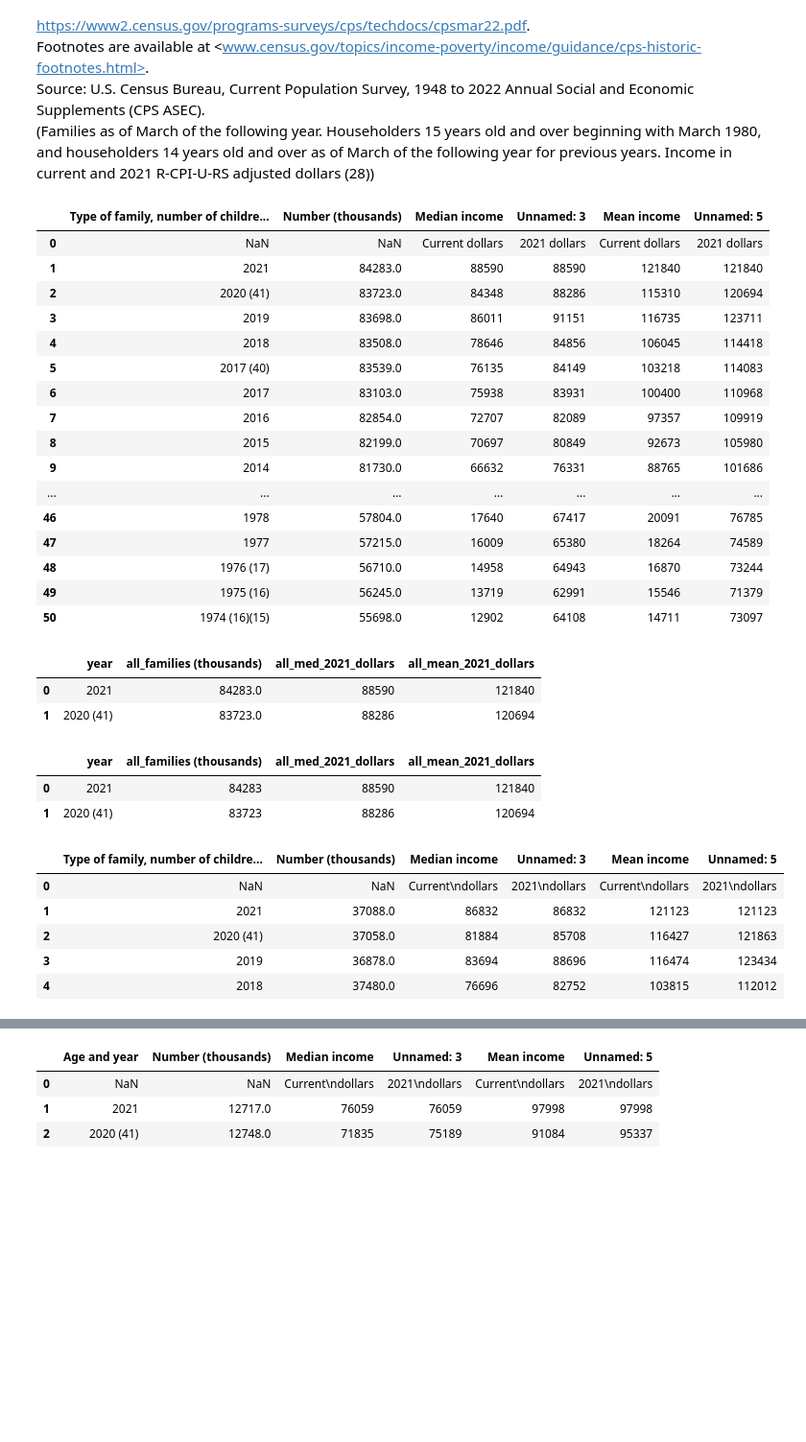
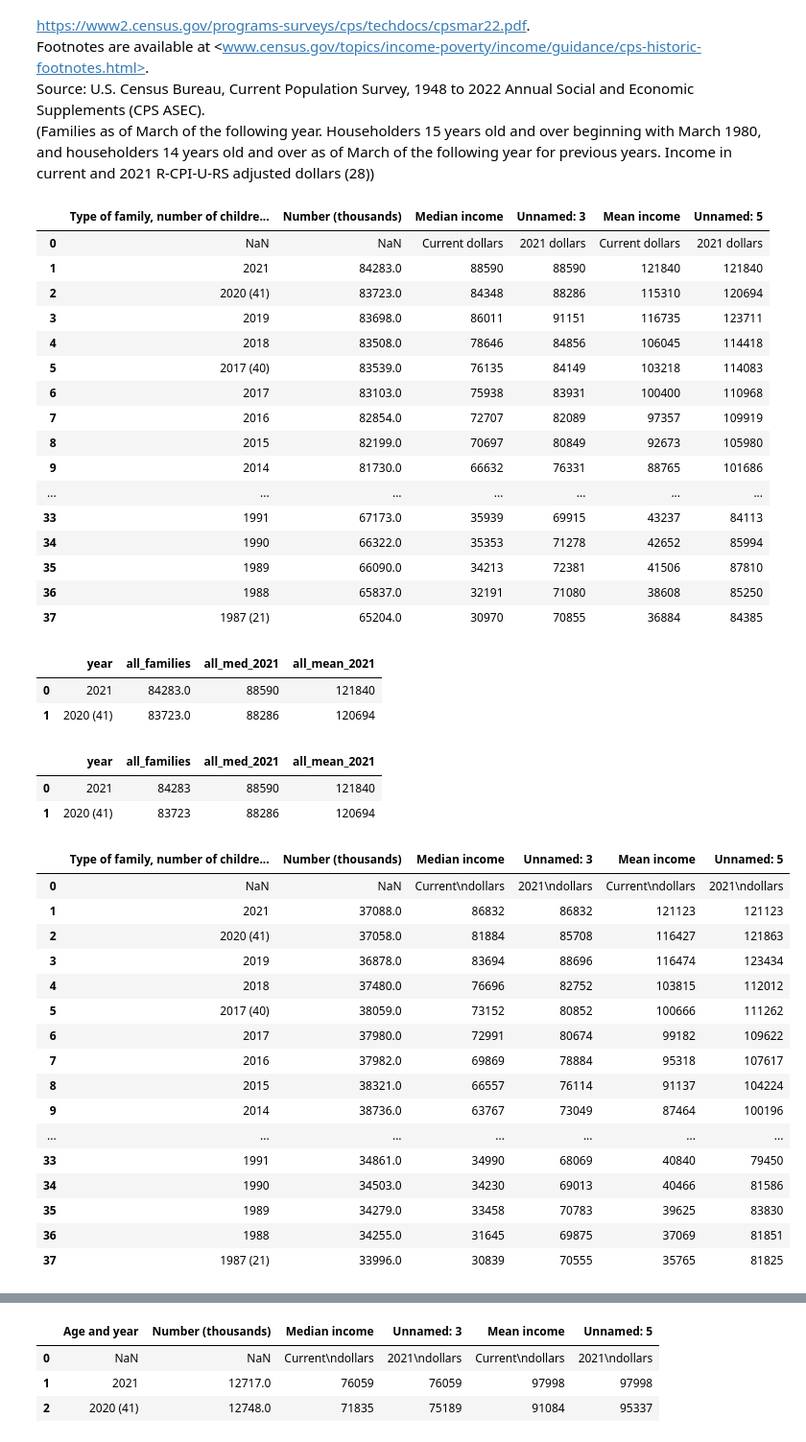
Before and after one commit to SchreinerJS/schreinerj_capstone, a Jupyter notebook: notebooks/f10_f11_cleaned_merged.ipynb, the cells around one changed output, grey strips where cells are left out. Shown at 96% size. Cells and saved outputs as stored; diff of their text form; code cells hidden in the pictures; blank space fills up the shorter version.

```diff
--- a/notebooks/f10_f11_cleaned_merged.ipynb
+++ b/notebooks/f10_f11_cleaned_merged.ipynb
@@ -27,9 +27,9 @@ Footnotes are available at <www.census.gov/topics/income-poverty/income/guidance
 Source: U.S. Census Bureau, Current Population Survey, 1948 to 2022 Annual Social and Economic Supplements (CPS ASEC).
 (Families as of March of the following year. Householders 15 years old and over beginning with March 1980, and householders 14 years old and over as of March of the following year for previous years. Income in current and 2021 R-CPI-U-RS adjusted dollars (28))
 # %%
-#read in all families only through 1974
+#read in all families only through 1984 (to avoid nulls for mhh)
 f10a = pd.read_excel('../data/single_parent/census/historical_income_families/f10ar_mean_med_inc_type_fam_childund18.xlsx',
-                     skiprows=8, nrows=51)
+                     skiprows=8, nrows=38)
 pd.set_option('display.max_rows', None)
 f10a
 # %% [output]
@@ -45,15 +45,15 @@ f10a
 | 8 | 2015 | 82199.0 | 70697 | 80849 | 92673 | 105980 |
 | 9 | 2014 | 81730.0 | 66632 | 76331 | 88765 | 101686 |
 | ... | ... | ... | ... | ... | ... | ... |
-| 46 | 1978 | 57804.0 | 17640 | 67417 | 20091 | 76785 |
-| 47 | 1977 | 57215.0 | 16009 | 65380 | 18264 | 74589 |
-| 48 | 1976 (17) | 56710.0 | 14958 | 64943 | 16870 | 73244 |
-| 49 | 1975 (16) | 56245.0 | 13719 | 62991 | 15546 | 71379 |
-| 50 | 1974 (16)(15) | 55698.0 | 12902 | 64108 | 14711 | 73097 |
+| 33 | 1991 | 67173.0 | 35939 | 69915 | 43237 | 84113 |
+| 34 | 1990 | 66322.0 | 35353 | 71278 | 42652 | 85994 |
+| 35 | 1989 | 66090.0 | 34213 | 72381 | 41506 | 87810 |
+| 36 | 1988 | 65837.0 | 32191 | 71080 | 38608 | 85250 |
+| 37 | 1987 (21) | 65204.0 | 30970 | 70855 | 36884 | 84385 |
 # %%
 #rename columns
-f10a = f10a.rename(columns = {'Type of family, number of children, and year': 'year', 'Number (thousands)': 'all_families (thousands)',
-                            'Unnamed: 3': 'all_med_2021_dollars', 'Unnamed: 5': 'all_mean_2021_dollars'})
+f10a = f10a.rename(columns = {'Type of family, number of children, and year': 'year', 'Number (thousands)': 'all_families',
+                            'Unnamed: 3': 'all_med_2021', 'Unnamed: 5': 'all_mean_2021'})
 
 #drop empty columns or columns not needed
 f10a  = f10a .drop(['Median income', 'Mean income'], axis=1)
@@ -69,28 +69,39 @@ f10a  = f10a .applymap(lambda x: x.strip() if isinstance(x, str) else x)
 
 f10a.head(2)
 # %% [output]
-|  | year | all_families (thousands) | all_med_2021_dollars | all_mean_2021_dollars |
+|  | year | all_families | all_med_2021 | all_mean_2021 |
 | 0 | 2021 | 84283.0 | 88590 | 121840 |
 | 1 | 2020 (41) | 83723.0 | 88286 | 120694 |
 # %%
-f10a = f10a.astype({'year': 'str', 'all_families (thousands)': 'int64'})
+f10a = f10a.astype({'year': 'str', 'all_families': 'int64'})
 f10a.head(2)
 # %% [output]
-|  | year | all_families (thousands) | all_med_2021_dollars | all_mean_2021_dollars |
+|  | year | all_families | all_med_2021 | all_mean_2021 |
 | 0 | 2021 | 84283 | 88590 | 121840 |
 | 1 | 2020 (41) | 83723 | 88286 | 120694 |
 # %%
 #read in all family types with one or more children under 18 yrs through 1974
-f10child = pd.read_excel('../data/single_parent/census/historical_income_families/f10ar_mean_med_inc_type_fam_childund18.xlsx',
-                    skiprows=114, nrows=51)
+f10wchild = pd.read_excel('../data/single_parent/census/historical_income_families/f10ar_mean_med_inc_type_fam_childund18.xlsx',
+                    skiprows=114, nrows=38)
 pd.set_option('display.max_rows', None)
-f10child.head()
+f10wchild
 # %% [output]
 |  | Type of family, number of childre... | Number (thousands) | Median income | Unnamed: 3 | Mean income | Unnamed: 5 |
 | 0 | NaN | NaN | Current\ndollars | 2021\ndollars | Current\ndollars | 2021\ndollars |
 | 1 | 2021 | 37088.0 | 86832 | 86832 | 121123 | 121123 |
 | 2 | 2020 (41) | 37058.0 | 81884 | 85708 | 116427 | 121863 |
 | 3 | 2019 | 36878.0 | 83694 | 88696 | 116474 | 123434 |
 | 4 | 2018 | 37480.0 | 76696 | 82752 | 103815 | 112012 |
+| 5 | 2017 (40) | 38059.0 | 73152 | 80852 | 100666 | 111262 |
+| 6 | 2017 | 37980.0 | 72991 | 80674 | 99182 | 109622 |
+| 7 | 2016 | 37982.0 | 69869 | 78884 | 95318 | 107617 |
+| 8 | 2015 | 38321.0 | 66557 | 76114 | 91137 | 104224 |
+| 9 | 2014 | 38736.0 | 63767 | 73049 | 87464 | 100196 |
+| ... | ... | ... | ... | ... | ... | ... |
+| 33 | 1991 | 34861.0 | 34990 | 68069 | 40840 | 79450 |
+| 34 | 1990 | 34503.0 | 34230 | 69013 | 40466 | 81586 |
+| 35 | 1989 | 34279.0 | 33458 | 70783 | 39625 | 83830 |
+| 36 | 1988 | 34255.0 | 31645 | 69875 | 37069 | 81851 |
+| 37 | 1987 (21) | 33996.0 | 30839 | 70555 | 35765 | 81825 |
 # %%
 #rename columns
```
Also changed, not shown: parts of 42 cells of this notebook, 1 other file.
